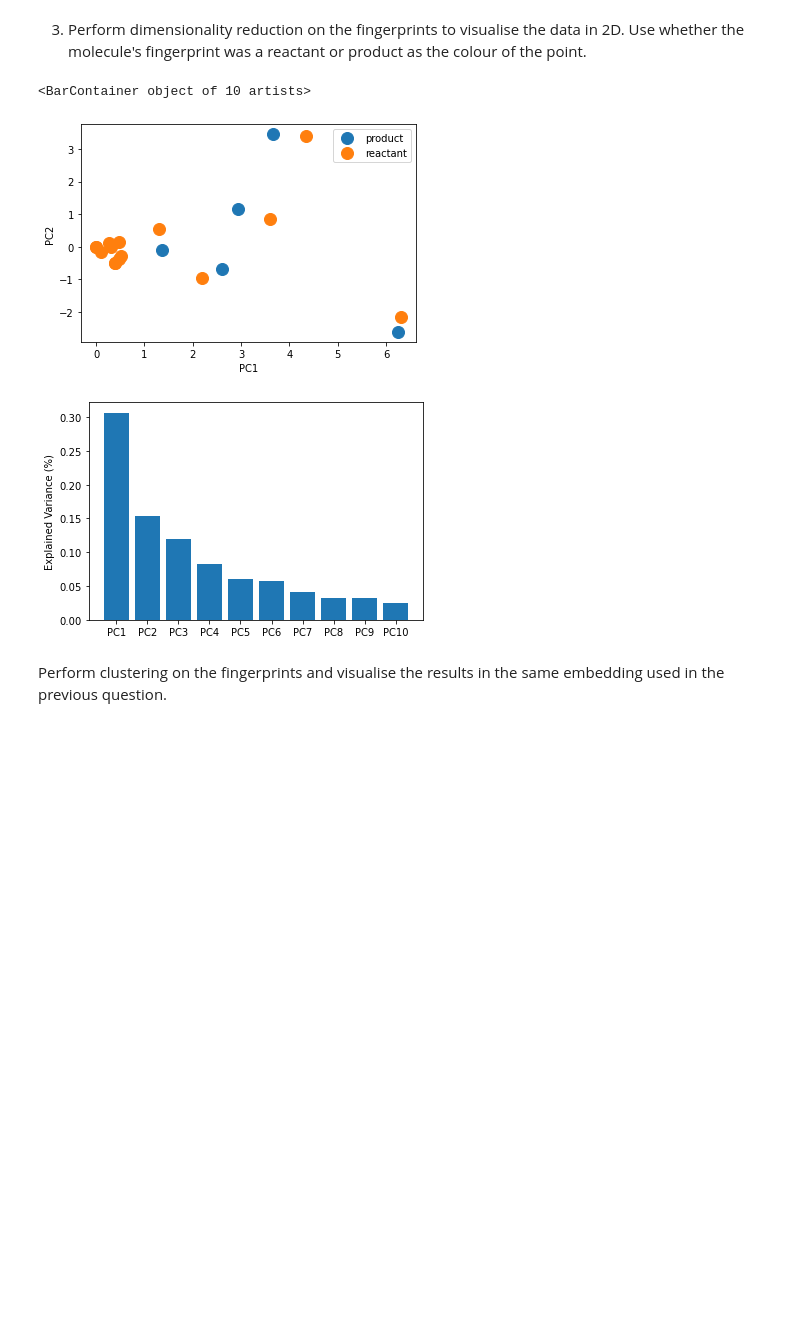
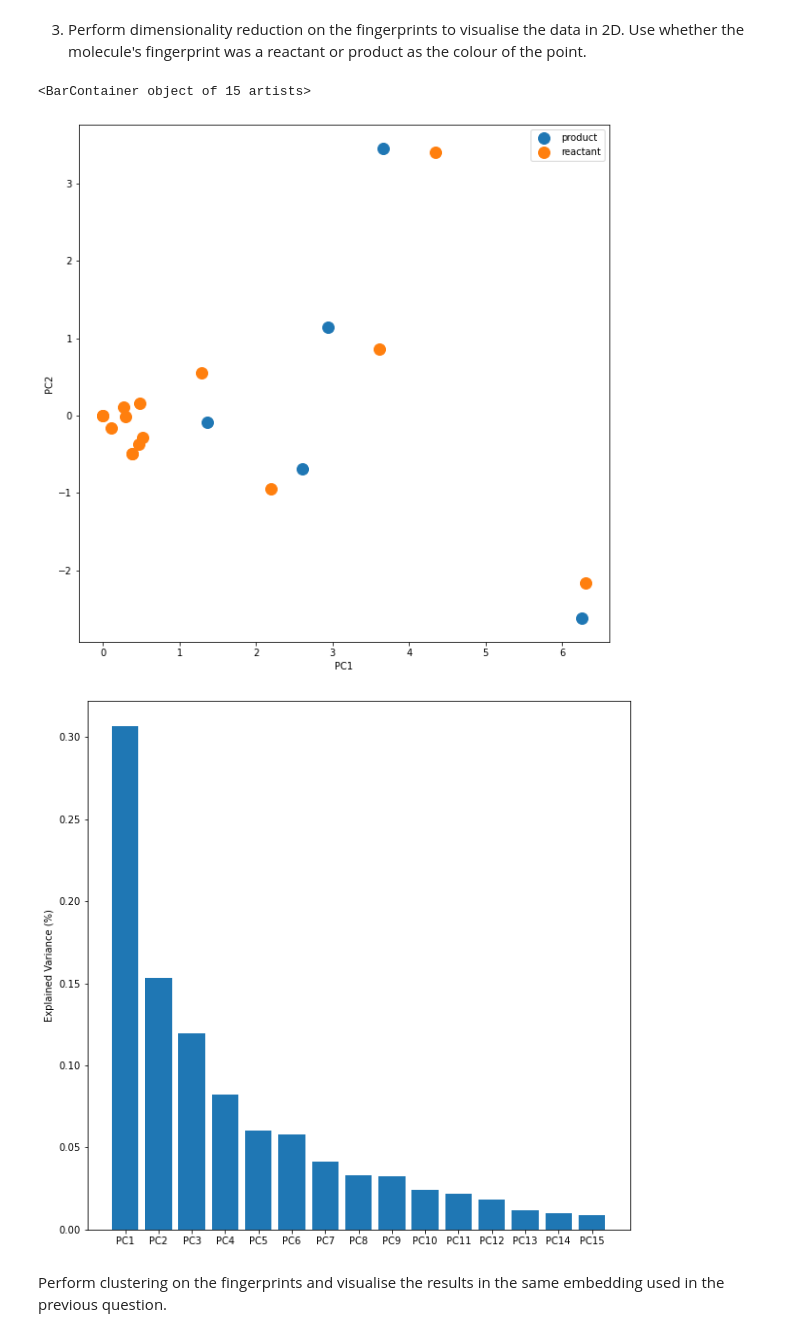
Before and after one commit to adhardy/Deepmatter-Interview, a Jupyter notebook: notebook/ds_nb_1.ipynb, the cells around one changed output. Cells and saved outputs as stored; diff of their text form; code cells hidden in the pictures; blank space fills up the shorter version.

Commit message:
matplotlib figsize

```diff
--- a/notebook/ds_nb_1.ipynb
+++ b/notebook/ds_nb_1.ipynb
@@ -116,6 +116,8 @@ import pandas as pd
 import matplotlib.pyplot as plt
 import matplotlib.dates as mdates
 %matplotlib inline
+
+figsize = (10,10)
 
 def extract_sensor_data(pcrr_file_path: str,
                         sensor_name: str,
@@ -169,7 +171,7 @@ def plot_sensor_data(df: pd.DataFrame,
     df2: Dataframe to plot on second y axis
     y2_label: Label for second y axis"""
 
-    fig, axs = plt.subplots()
+    fig, axs = plt.subplots(figsize=figsize)
 
     df.plot(ax=axs,
             xlabel="Date/Time",
@@ -444,43 +429,43 @@ Use whether the molecule's fingerprint was a reactant or product as the colour o
 # %%
 from sklearn.decomposition import TruncatedSVD
 
-num_components = 10
+num_components = 15
 columns = [f"PC{x+1}" for x in range(0,num_components)] # assign column names for the principal components
 
 
 # === Perform Dimentionality Reduction ===
 tSVD = TruncatedSVD(num_components) # tSVD rather than PCA for sparse matrix
 fingerprints_tSVD = tSVD.fit_transform(fingerprints)
 
 # === Convert to Dataframe ===
 df_fingerprints_tSVD = pd.DataFrame(fingerprints_tSVD, columns=columns)
 df_fingerprints_tSVD["molecule_type"] = molecule_types
 df_fingerprints_tSVD["molecule_type"] = df_fingerprints_tSVD["molecule_type"].astype("category")
 
 # === Plot 2D Scatterplot ===
-fig_scatter, ax_scatter = plt.subplots()
+fig_scatter, ax_scatter = plt.subplots(figsize=figsize)
 groups = df_fingerprints_tSVD.groupby('molecule_type') # group by the molecule type
 for name, group in groups: # plot each group (reactant/product) - matplotlib will give them different colors
     fig = plt.plot(group[columns[0]], group[columns[1]], marker='o', linestyle='', markersize=12, label=name)
 
 ax_scatter.legend()
 ax_scatter.set_xlabel(columns[0])
 ax_scatter.set_ylabel(columns[1])
 
 fig_scatter
 
 # === Scree Plot ===
-fig_scree, ax_scree = plt.subplots()
+fig_scree, ax_scree = plt.subplots(figsize=figsize)
 
 scree = tSVD.explained_variance_ratio_
 fig_scree = plt.bar(x=range(0,num_components), height=scree, tick_label=columns)
 ax_scree.set_ylabel("Explained Variance (%)")
 
 fig_scree
 # %% [output]
-<BarContainer object of 10 artists>
+<BarContainer object of 15 artists>
-[figure, old version]
+[figure, new version]
-[figure, old version]
+[figure, new version]
 # %% [markdown]
 Perform clustering on the fingerprints and visualise the results in the same embedding used
 in the previous question.
```
Also changed, not shown: parts of 1 cell of this notebook.
